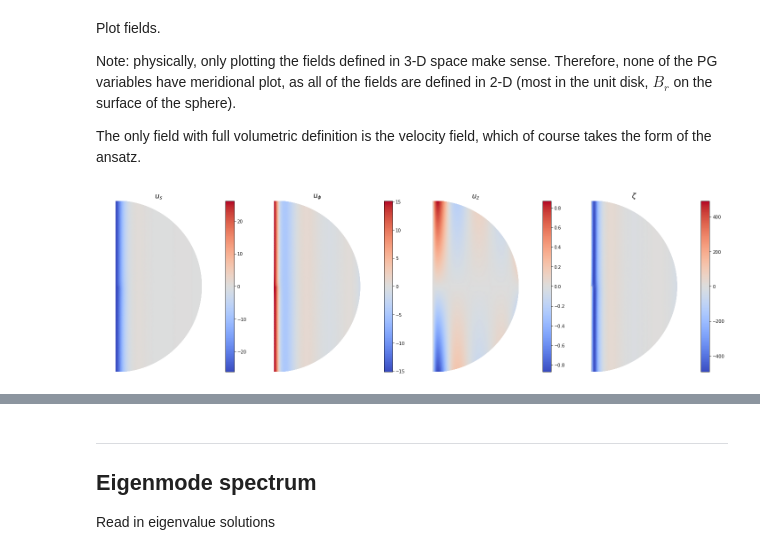
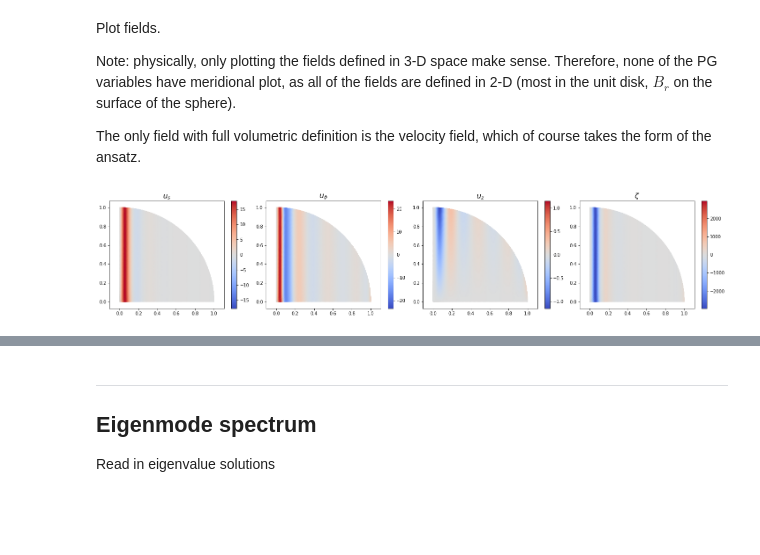
Before and after one commit to GentleMin/PlesioGeostroPy, a Jupyter notebook: Eigen_Post.ipynb, the cells around one changed output, grey strips where cells are left out. Cells and saved outputs as stored; diff of their text form; code cells hidden in the pictures; blank space fills up the shorter version.

Commit message:
3D visualizations; additional postproc

```diff
--- a/Eigen_Post.ipynb
+++ b/Eigen_Post.ipynb
@@ -357,0 +420,19 @@ eig_vals_classes = [eig_class[0] for eig_class in eig_vals_classes]
+# %%
+class_idx = 0
+
+src_idx_base = 0
+src_idx_comp = 1
+
+eig_drift, eig_nearest = nutils.eigen_drift(eig_vals_classes[class_idx], eig_vals_classes_comp[class_idx])
+drift_thresh = 1e+4
+drift_filter = 1./(eig_drift + 1e-16) > drift_thresh
+
+fig, ax = plt.subplots(figsize=(10, 6))
+ax.hlines([drift_thresh,], -2, eig_drift.size + 1, 'b', label="Threshold")
+ax.semilogy(np.arange(eig_drift.size)[drift_filter], 1./(eig_drift[drift_filter] + 1e-16), 'bx', label="Accepted")
+ax.semilogy(np.arange(eig_drift.size)[~drift_filter], 1./(eig_drift[~drift_filter] + 1e-16), 'kx', label="Rejected")
+ax.grid(which="both")
+ax.set_xlim([-2, eig_drift.size + 1])
+ax.legend(fontsize=14)
+
+plt.show()
@@ -358,3 +443,11 @@ eig_vals_classes = [eig_class[0] for eig_class in eig_vals_classes]
+# %%
+final_filter = drift_filter
+
+# Filter eigenvalues
+eig_vals_classes[class_idx] = eig_vals_classes[class_idx][final_filter]
+
+# Filter eigenvectors
+eig_vecs_classes[class_idx] = eig_vecs_classes[class_idx][:, final_filter]
 # %% [markdown]
 ### Configure the expansion
 # %% [markdown]
@@ -396,5 +496,5 @@ field_nrange = {
 # %%
-class_idx, mode_idx = 1, 4
+class_idx, mode_idx = 1, 7
 eigval = eig_vals_classes[class_idx][mode_idx]
 eigvec = eig_vecs_classes[class_idx][:, mode_idx]
 
@@ -571,10 +671,10 @@ plt.show()
 
 For meridional plane section, $\phi=Cst$. $s$ and $z$ form a mesh of grid points.
 # %%
-p_cst = np.pi/6
-xi_array, _ = specfun.roots_chebyt(80)
+p_cst = -1/8*np.pi
+xi_array, _ = specfun.roots_chebyt(120)
 r_array = np.r_[0, np.sqrt((1 + xi_array)/2), 1]
-theta_array = np.linspace(0, np.pi, num=200)
+theta_array = np.linspace(0, np.pi/2, num=200)
 R_mesh, T_mesh = np.meshgrid(r_array, theta_array)
 S_mesh, Z_mesh = R_mesh*np.sin(T_mesh), R_mesh*np.cos(T_mesh)
 # %% [markdown]
@@ -609,7 +709,7 @@ override = False
 force_symmetric_cmap = True
 
 nrows, ncols = len(plot_fields), len(plot_fields[0])
-fig, axes = plt.subplots(nrows=nrows, ncols=ncols, figsize=(ncols*5, nrows*6))
+fig, axes = plt.subplots(nrows=nrows, ncols=ncols, figsize=(ncols*5, nrows*4.2))
 axes = np.atleast_2d(axes)
 
 for i_r in range(nrows):
@@ -619,32 +719,33 @@ for i_r in range(nrows):
         if fname is None:
             ax.remove()
             continue
         if np.abs(np.real(eigmode_eval[fname])).max() > 1e-5:
             if force_symmetric_cmap:
                 climit = np.max(np.abs(np.real(eigmode_eval[fname])/max_norm))
                 cm = ax.pcolormesh(S_mesh, Z_mesh, np.real(eigmode_eval[fname])/max_norm, shading="gouraud", cmap="coolwarm", vmin=-climit, vmax=+climit)
                 plt.colorbar(cm, ax=ax)
             else:
                 cm = ax.pcolormesh(S_mesh, Z_mesh, np.real(eigmode_eval[fname])/max_norm, shading="gouraud", cmap="coolwarm")
                 plt.colorbar(cm, ax=ax)
         else:
             cm = ax.pcolormesh(S_mesh, Z_mesh, np.real(eigmode_eval[fname]), shading="gouraud", cmap="coolwarm", vmin=-1e-5, vmax=+1e-5)
             plt.colorbar(cm, ax=ax)
         if fname in core.pgvar._field_names:
             ax.set_title(r'$%s$' % (core.pgvar[fname].name,), fontsize=16)
         else:
             ax.set_title(plot_fnames[i_r][i_c], fontsize=16)
         ax.axis("equal")
         # ax.grid()
-        ax.axis("off")
+        # ax.axis("off")
 
 plt.tight_layout()
 if save_name is not None:
     if os.path.exists(save_name + '.png') and not override:
         print("File exists... aborting...")
     else:
         plt.savefig(save_name + '.png', format="png", dpi=150, bbox_inches="tight")
 
+plt.tight_layout()
 plt.show()
 # %% [output]
-[figure, old version]
+[figure, new version]
```
Also changed, not shown: parts of 38 cells of this notebook, 3 other files.
